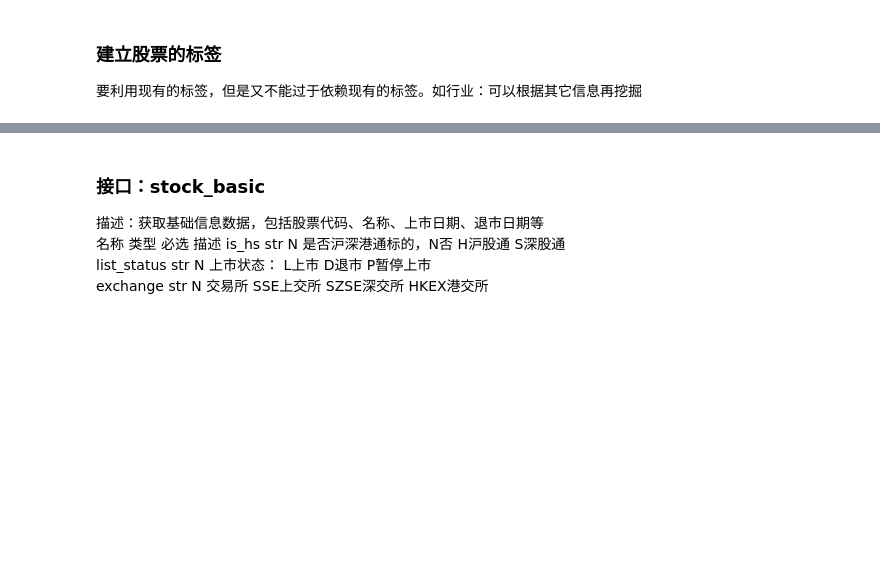
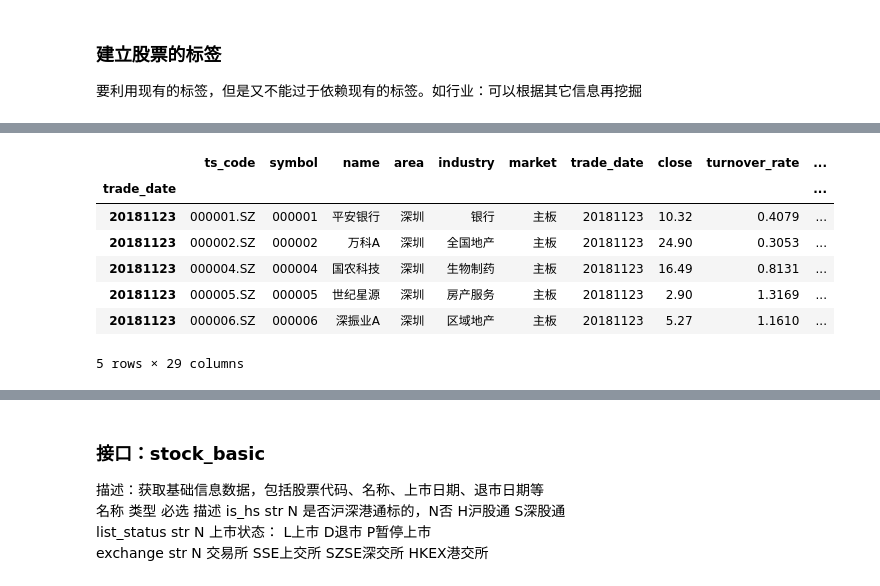
Before and after one commit to mayi140611/finance, a Jupyter notebook: 股票画像.ipynb, the cells around one changed output, grey strips where cells are left out. Saved outputs shown, nothing was run; the diff lists cells and outputs as text; code cells hidden in the pictures; blank space fills up the shorter version.

```diff
--- a/股票画像.ipynb
+++ b/股票画像.ipynb
@@ -14,0 +95,3 @@ pro = ts.pro_api()
+# %%
+df3 = df.merge(df2, on='ts_code')
+df3.head()
@@ -14,0 +110,4 @@ pro = ts.pro_api()
+# %%
+#查询当前所有正常上市交易的股票列表
+
+data = pro.stock_basic(exchange='', list_status='L', fields='ts_code,symbol,name,area,industry,market')
@@ -14,0 +123,3 @@ pro = ts.pro_api()
+# %%
+df4 = data.merge(df3, on='ts_code',how='left')
+df4.shape, df4.head()
@@ -14,0 +144,13 @@ pro = ts.pro_api()
+# %%
+df4.index = df4['trade_date']
+# %%
+df4.head()
+# %% [output]
+|  | ts_code | symbol | name | area | industry | market | trade_date | close | turnover_rate | ... |
+| trade_date |  |  |  |  |  |  |  |  |  | ... |
+| 20181123 | 000001.SZ | 000001 | 平安银行 | 深圳 | 银行 | 主板 | 20181123 | 10.32 | 0.4079 | ... |
+| 20181123 | 000002.SZ | 000002 | 万科A | 深圳 | 全国地产 | 主板 | 20181123 | 24.90 | 0.3053 | ... |
+| 20181123 | 000004.SZ | 000004 | 国农科技 | 深圳 | 生物制药 | 主板 | 20181123 | 16.49 | 0.8131 | ... |
+| 20181123 | 000005.SZ | 000005 | 世纪星源 | 深圳 | 房产服务 | 主板 | 20181123 | 2.90 | 1.3169 | ... |
+| 20181123 | 000006.SZ | 000006 | 深振业A | 深圳 | 区域地产 | 主板 | 20181123 | 5.27 | 1.1610 | ... |
+5 rows × 29 columns
```
Also changed, not shown: parts of 30 cells of this notebook, 1 other file.
